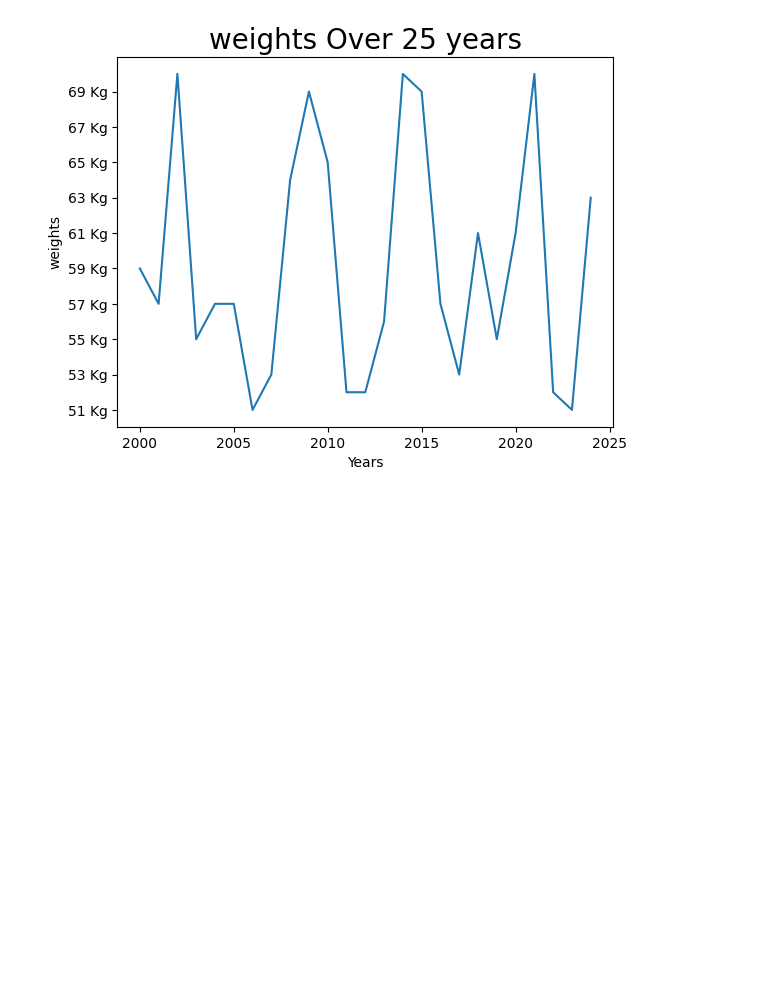
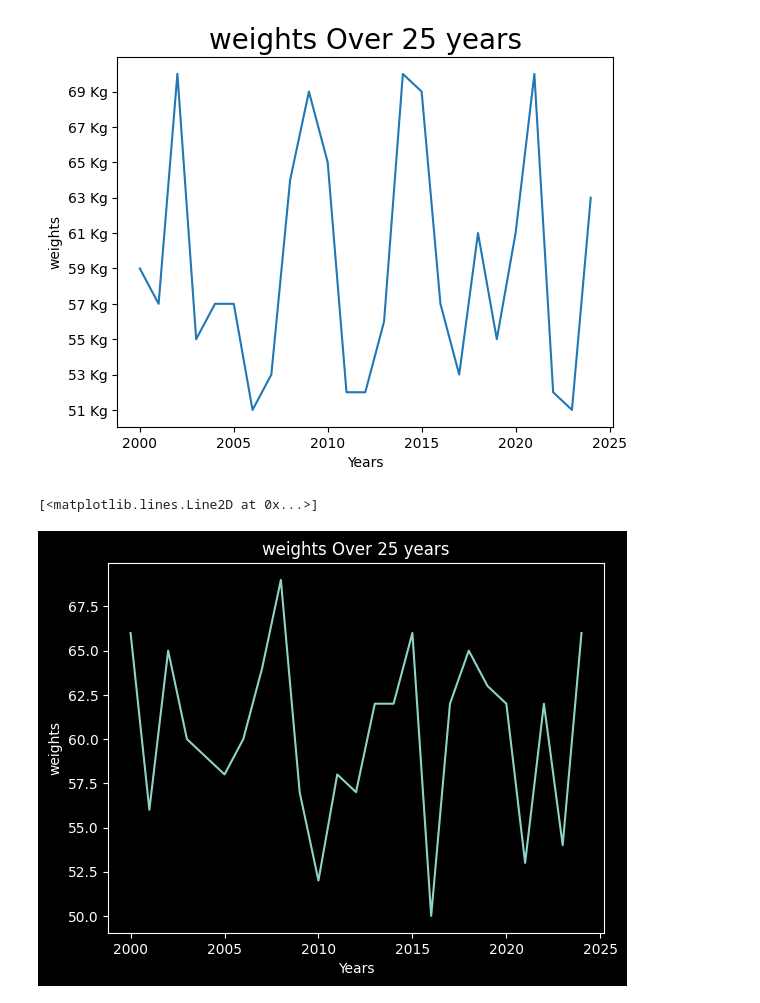
Before and after one commit to soorajks2002/Matplotlib, a Jupyter notebook: Plot_Customization.ipynb, the cells around one changed output. Saved outputs shown, nothing was run; the diff lists cells and outputs as text; code cells hidden in the pictures; blank space fills up the shorter version.

Commit message:
Plot Styling

```diff
--- a/Plot_Customization.ipynb
+++ b/Plot_Customization.ipynb
@@ -28,0 +31,10 @@ plt.plot(years, weights)
+# %%
+style.use('dark_background')
+# %%
+plt.title("weights Over 25 years")
+plt.ylabel("weights")
+plt.xlabel("Years")
+plt.plot(years, weights)
+# %% [output]
+[<matplotlib.lines.Line2D at 0x...>]
+[figure, added]
```
Also changed, not shown: parts of 1 cell of this notebook.
